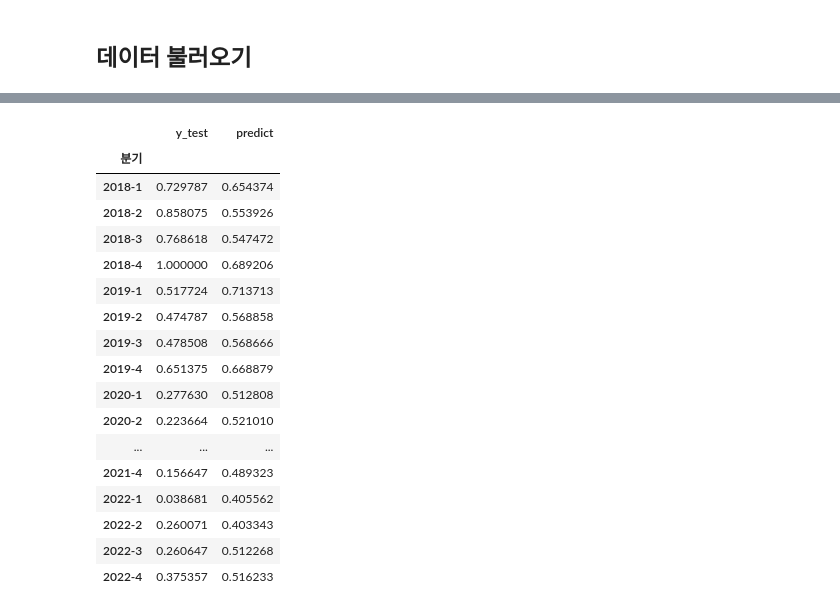
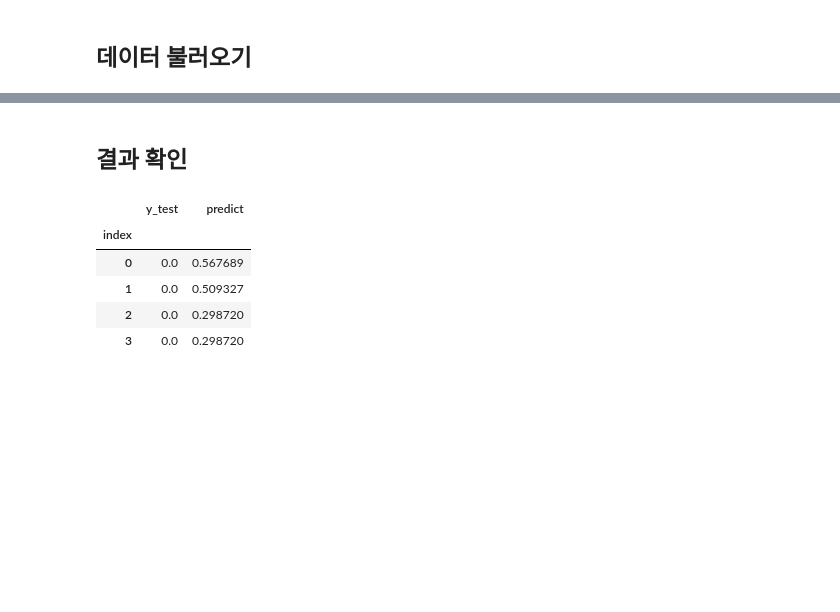
Before and after one commit to orjunge/Prediction_IndustriesSales, a Jupyter notebook: 3. LSTM_신촌동.ipynb, the cells around one changed output, grey strips where cells are left out. Saved outputs shown, nothing was run; the diff lists cells and outputs as text; code cells hidden in the pictures; blank space fills up the shorter version.

```diff
--- a/3. LSTM_신촌동.ipynb
+++ b/3. LSTM_신촌동.ipynb
@@ -434,0 +131,9 @@ Epoch 41: early stopping
+# %%
+### X / y 데이터 생성
+X = df.drop(columns=['index', 'date', '총_매출_금액'])
+y = df.loc[:,['총_매출_금액']]
+
+# 결과 확인하기
+print(X)
+print('-'*80)
+print(y)
@@ -434,0 +180,10 @@ Epoch 41: early stopping
+# %%
+# 2분기 기점으로 예측 데이터 생성하는 함수 정의
+def make_dataset(X, y, window_size=2):
+    X_data = []
+    y_data = []
+    for start in np.arange(len(X) - window_size):
+        stop = start + window_size
+        X_data.append(X[start:stop, :])
+        y_data.append(y[stop])
+    return np.array(X_data), np.array(y_data)
@@ -434,0 +309,22 @@ Epoch 41: early stopping
+# %%
+### 모델 학습
+
+# 과대 적합을 방지하기 위한 조기 종료 설정
+early_stop = tf.keras.callbacks.EarlyStopping(monitor='val_loss',
+                                              verbose=1,
+                                              patience=2)
+
+# 최적의 학습 결과를 저장하기 위한 ModelCheckpoint 설정
+save_file_path = 'stock_model.h5'
+checkpoint = tf.keras.callbacks.ModelCheckpoint(save_file_path,
+                                                monitor='val_loss',
+                                                verbose=1,
+                                                save_best_only=True)
+
+# 학습 진행
+history = model.fit(X_train,
+                    y_train,
+                    epochs=100,
+                    validation_split=0.4,
+                    callbacks=[early_stop, checkpoint]
+                   )
@@ -460,31 +374,21 @@ print(pred)
+# %% [markdown]
+## 결과 확인
 # %%
-## 평가용 데이터에 대한 예측의 결과 --> 데이터프레임 생성
+# 평가용 데이터에 대한 예측의 결과 --> 데이터프레임 생성
 df_test = pd.DataFrame(y_test, columns=['y_test'])
 df_test['predict'] = pred
-date = sin_food_quarter.iloc[-20:, 0]
+date = df.iloc[-4:, 0]
 df_test.index = date
 
 # 결과 확인하기
 df_test
 # %% [output]
 |  | y_test | predict |
-| 분기 |  |  |
-| 2018-1 | 0.729787 | 0.654374 |
-| 2018-2 | 0.858075 | 0.553926 |
-| 2018-3 | 0.768618 | 0.547472 |
-| 2018-4 | 1.000000 | 0.689206 |
-| 2019-1 | 0.517724 | 0.713713 |
-| 2019-2 | 0.474787 | 0.568858 |
-| 2019-3 | 0.478508 | 0.568666 |
-| 2019-4 | 0.651375 | 0.668879 |
-| 2020-1 | 0.277630 | 0.512808 |
-| 2020-2 | 0.223664 | 0.521010 |
-| ... | ... | ... |
-| 2021-4 | 0.156647 | 0.489323 |
-| 2022-1 | 0.038681 | 0.405562 |
-| 2022-2 | 0.260071 | 0.403343 |
-| 2022-3 | 0.260647 | 0.512268 |
-| 2022-4 | 0.375357 | 0.516233 |
+| index |  |  |
+| 0 | 0.0 | 0.567689 |
+| 1 | 0.0 | 0.509327 |
+| 2 | 0.0 | 0.298720 |
+| 3 | 0.0 | 0.298720 |
 # %%
 ### 평가용 데이터에 대한 예측의 결과 --> 스케일링 이전의 상태로 복원
 predict_inverse = mmsy.inverse_transform(pred)
```
Also changed, not shown: parts of 50 cells of this notebook, 1 other file.
